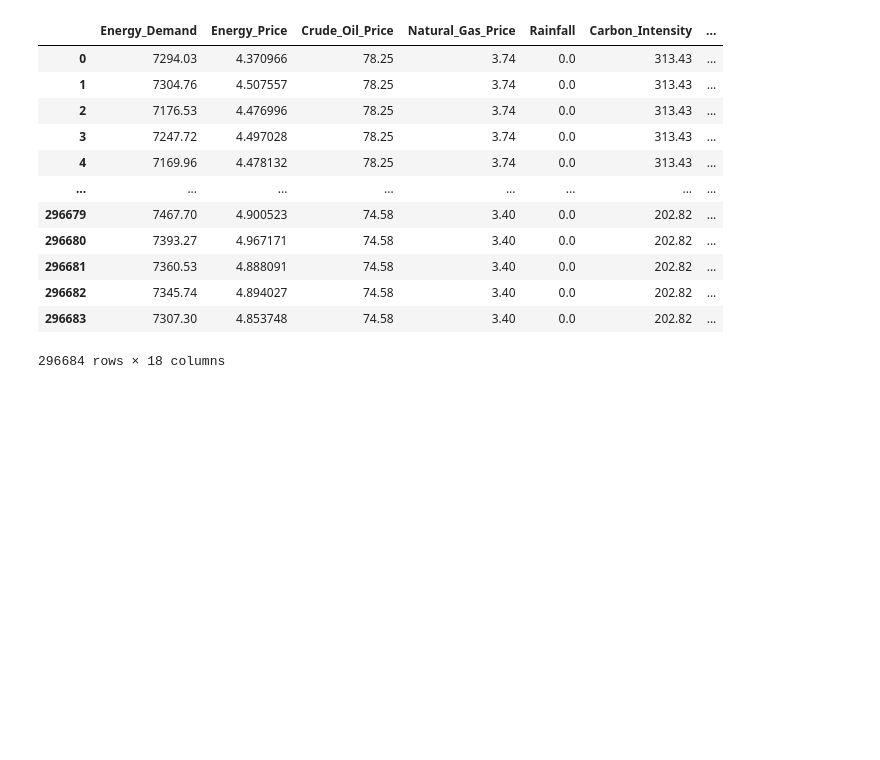
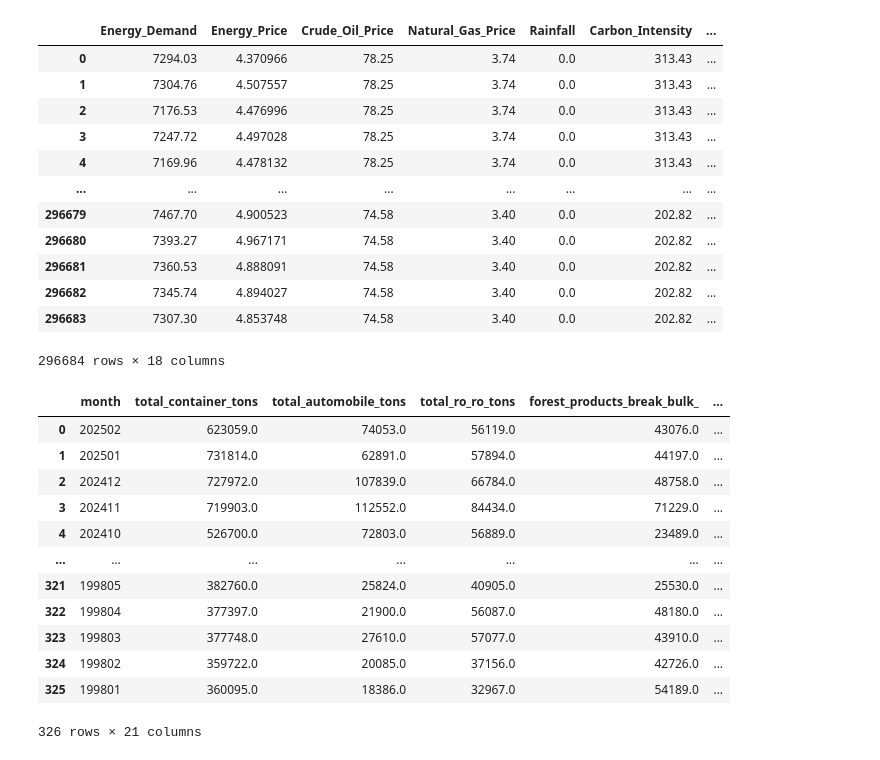
Before and after one commit to Cherry-808/DSS5104-ForecastDL, a Jupyter notebook: notebooks/LSTM.ipynb, the cells around one changed output. Drawn from its saved outputs; the diff is of its cells as text; code cells hidden in the pictures; blank space fills up the shorter version.

```diff
--- a/notebooks/LSTM.ipynb
+++ b/notebooks/LSTM.ipynb
@@ -133,0 +73,31 @@ plt.show()
+# %%
+# combined_data = pd.read_csv('../data/dataset_transport/Baltimore.csv')
+# target = 'Total TEUs'
+
+url = "https://opendata.maryland.gov/resource/2ir4-626w.csv"
+combined_data = pd.read_csv(url)
+
+# Convert the 'month' column to datetime and extract year-month in 'YYYY-MM' format
+combined_data['month'] = pd.to_datetime(combined_data['month']).dt.strftime('%Y%m').astype(int)
+
+# Set the forecasting target
+target = 'total_teus'
+
+# # export data to csv
+# combined_data.to_csv('../data/dataset_transport/combined_df_with_features.csv', index=False)
+
+combined_data
+# %% [output]
+|  | month | total_container_tons | total_automobile_tons | total_ro_ro_tons | forest_products_break_bulk_ | ... |
+| 0 | 202502 | 623059.0 | 74053.0 | 56119.0 | 43076.0 | ... |
+| 1 | 202501 | 731814.0 | 62891.0 | 57894.0 | 44197.0 | ... |
+| 2 | 202412 | 727972.0 | 107839.0 | 66784.0 | 48758.0 | ... |
+| 3 | 202411 | 719903.0 | 112552.0 | 84434.0 | 71229.0 | ... |
+| 4 | 202410 | 526700.0 | 72803.0 | 56889.0 | 23489.0 | ... |
+| ... | ... | ... | ... | ... | ... | ... |
+| 321 | 199805 | 382760.0 | 25824.0 | 40905.0 | 25530.0 | ... |
+| 322 | 199804 | 377397.0 | 21900.0 | 56087.0 | 48180.0 | ... |
+| 323 | 199803 | 377748.0 | 27610.0 | 57077.0 | 43910.0 | ... |
+| 324 | 199802 | 359722.0 | 20085.0 | 37156.0 | 42726.0 | ... |
+| 325 | 199801 | 360095.0 | 18386.0 | 32967.0 | 54189.0 | ... |
+326 rows × 21 columns
```
Also changed, not shown: parts of 7 cells of this notebook, 3 other files.
